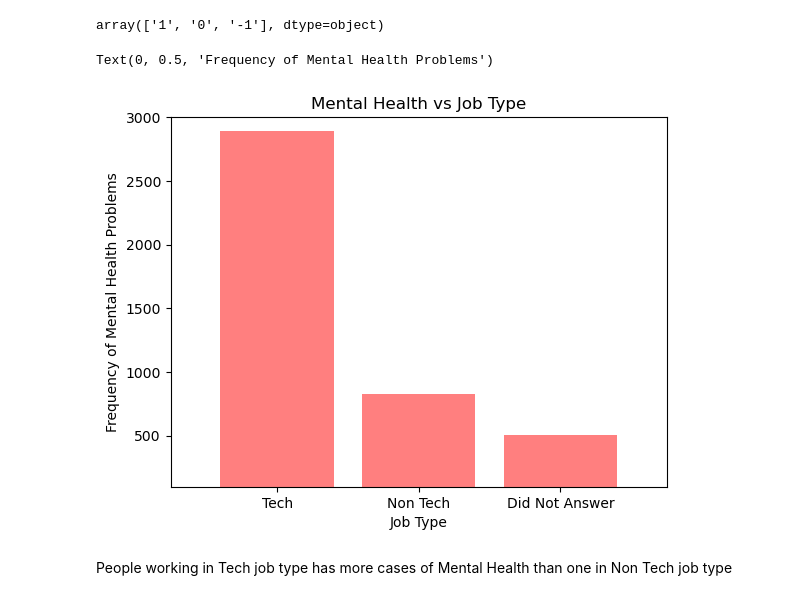
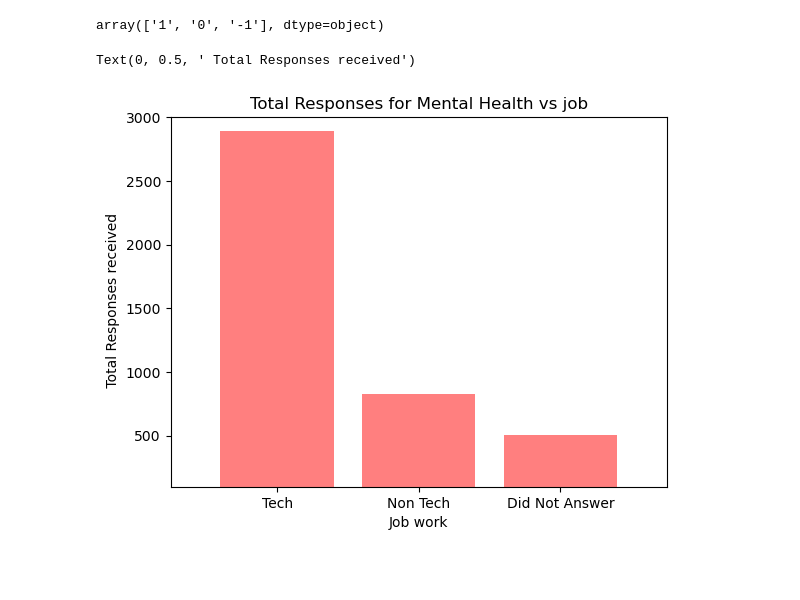
Before and after one commit to Patrick-Bacza/Group-7---Project, a Jupyter notebook: Jay_question_project.ipynb, the cells around one changed output. Saved outputs shown, nothing was run; the diff lists cells and outputs as text; code cells hidden in the pictures; blank space fills up the shorter version.

```diff
--- a/Jay_question_project.ipynb
+++ b/Jay_question_project.ipynb
@@ -309,17 +326,15 @@ x_axis = np.arange(len(job_type))
 # %%
 tick_locations = [value for value in x_axis]
 plt.xticks(tick_locations, ["Tech", "Non Tech","Did Not Answer"])
 plt.xlim(-0.75, len(x_axis)-0.25)
 plt.ylim(100,3000)
 plt.bar(x_axis, job_type, color='r', alpha=0.5, align="center")
 
 # Give our chart some labels and a title
 
-plt.title("Mental Health vs Job Type")
-plt.xlabel("Job Type")
-plt.ylabel("Frequency of Mental Health Problems")
+plt.title("Total Responses for Mental Health vs job")
+plt.xlabel("Job work")
+plt.ylabel(" Total Responses received")
 # %% [output]
-Text(0, 0.5, 'Frequency of Mental Health Problems')
+Text(0, 0.5, ' Total Responses received')
-[figure, old version]
+[figure, new version]
-# %% [markdown]
-People working in Tech job type has more cases of Mental Health than one in Non Tech job type
```
Also changed, not shown: parts of 13 cells of this notebook.
